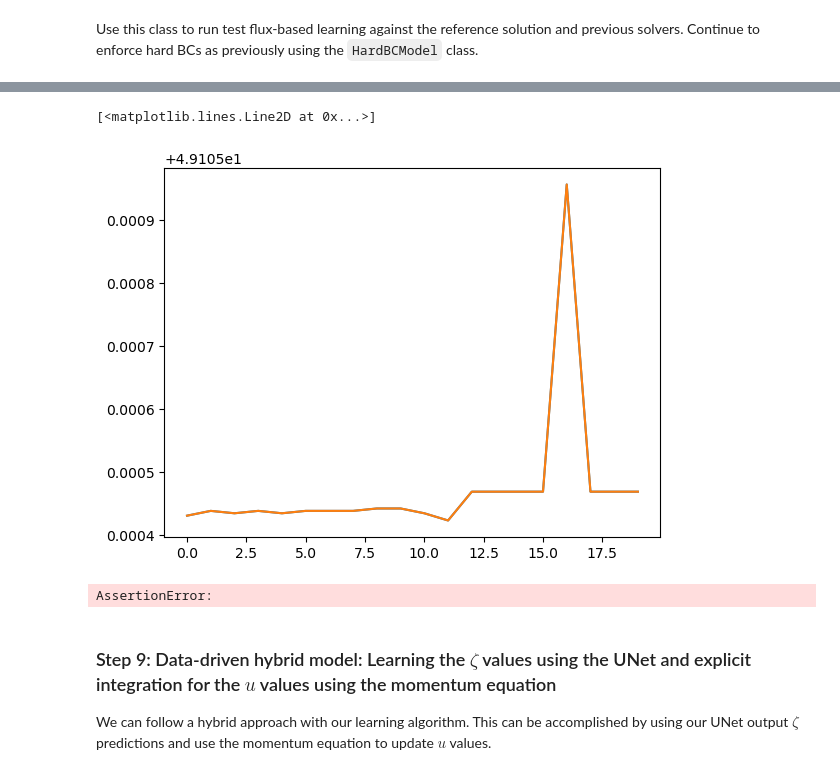
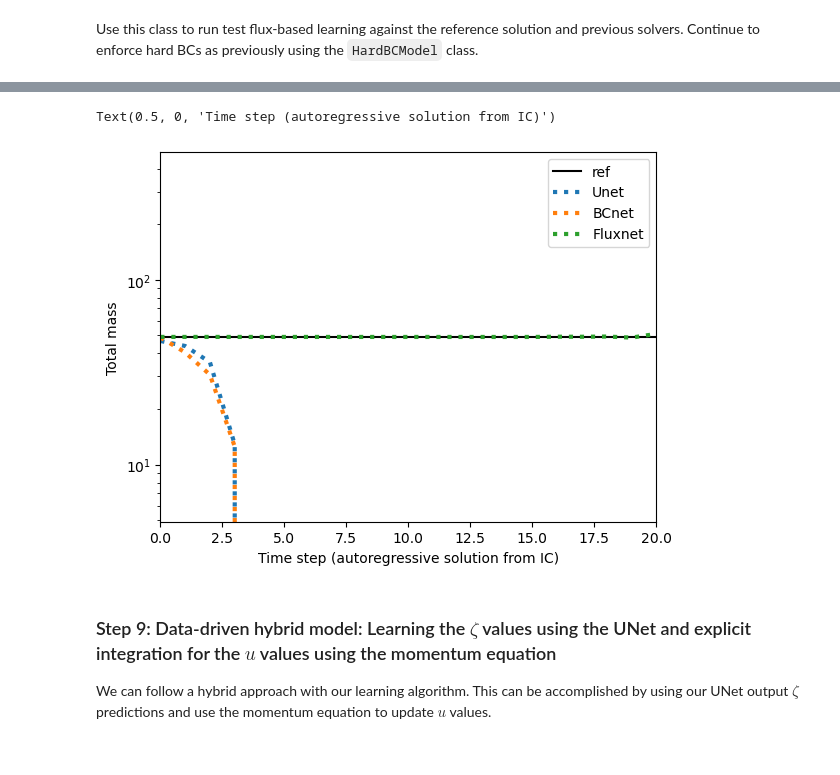
Before and after one commit to alicanbekar/pi_lecture_pytorch, a Jupyter notebook: swe_instructor_code.ipynb, the cells around one changed output, grey strips where cells are left out. Saved outputs shown, nothing was run; the diff lists cells and outputs as text; code cells hidden in the pictures.

```diff
--- a/swe_instructor_code.ipynb
+++ b/swe_instructor_code.ipynb
@@ -850,23 +850,18 @@ An advantage of flux-base solvers is they obey conservation laws, in this case o
 # %%
 M = zeta_ref.sum(axis=-1).mean()
 YL = [0.1 * M, 10 * M]
 plt.semilogy(zeta_ref.sum(axis=-1),'k',label='ref')
-plt.semilogy(zeta_ar.sum(axis=-1),label='Unet')
-plt.semilogy(zeta_ar_bc.sum(axis=-1),label='BCnet')
-plt.semilogy(zeta_ar_f.sum(axis=-1),label='Fluxnet')
+plt.semilogy(zeta_ar.sum(axis=-1),':',label='Unet',linewidth=3)
+plt.semilogy(zeta_ar_bc.sum(axis=-1),':',label='BCnet',linewidth=3)
+plt.semilogy(zeta_ar_f.sum(axis=-1),':',label='Fluxnet',linewidth=3)
 plt.ylim(YL)
 plt.xlim([0, 20])
 plt.legend()
+plt.ylabel('Total mass')
+plt.xlabel('Time step (autoregressive solution from IC)')
+# %% [output]
+Text(0.5, 0, 'Time step (autoregressive solution from IC)')
+[figure, added]
-# %%
-plt.plot(zeta_ar_bc.sum(axis=-1)[:20])
-plt.plot(zeta_ar_f.sum(axis=-1)[:20])
-# %% [output]
-[<matplotlib.lines.Line2D at 0x...>]
-[figure, removed]
-# %%
-assert False
-# %% [output]
-AssertionError:
 # %% [markdown]
 ### Step 9: Data-driven hybrid model: Learning the $\zeta$ values using the UNet and explicit integration for the $u$ values using the momentum equation
 We can follow a hybrid approach with our learning algorithm. This can be accomplished by using our UNet output $\zeta$ predictions and use the momentum equation to update $u$ values.
```
Also changed, not shown: parts of 6 cells of this notebook.
